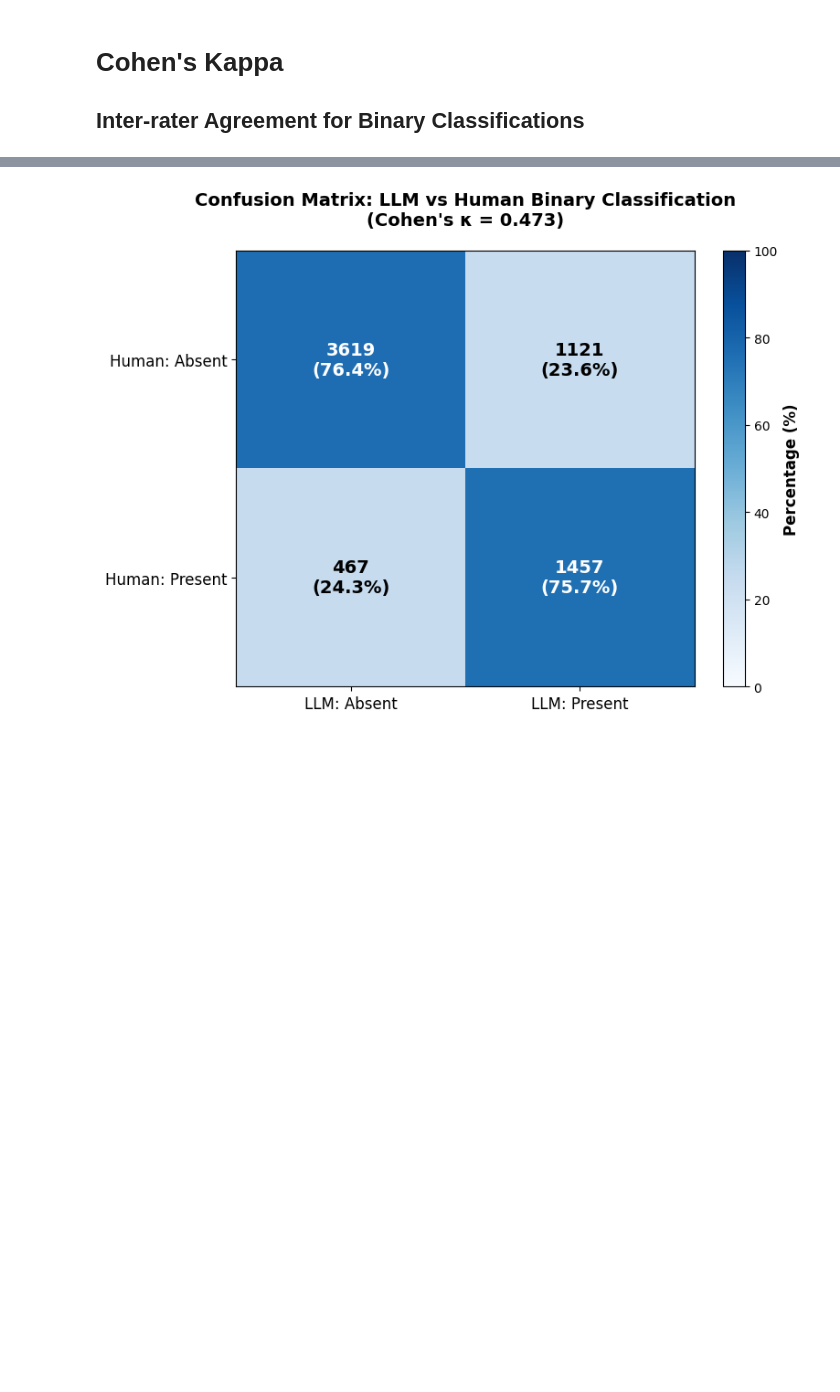
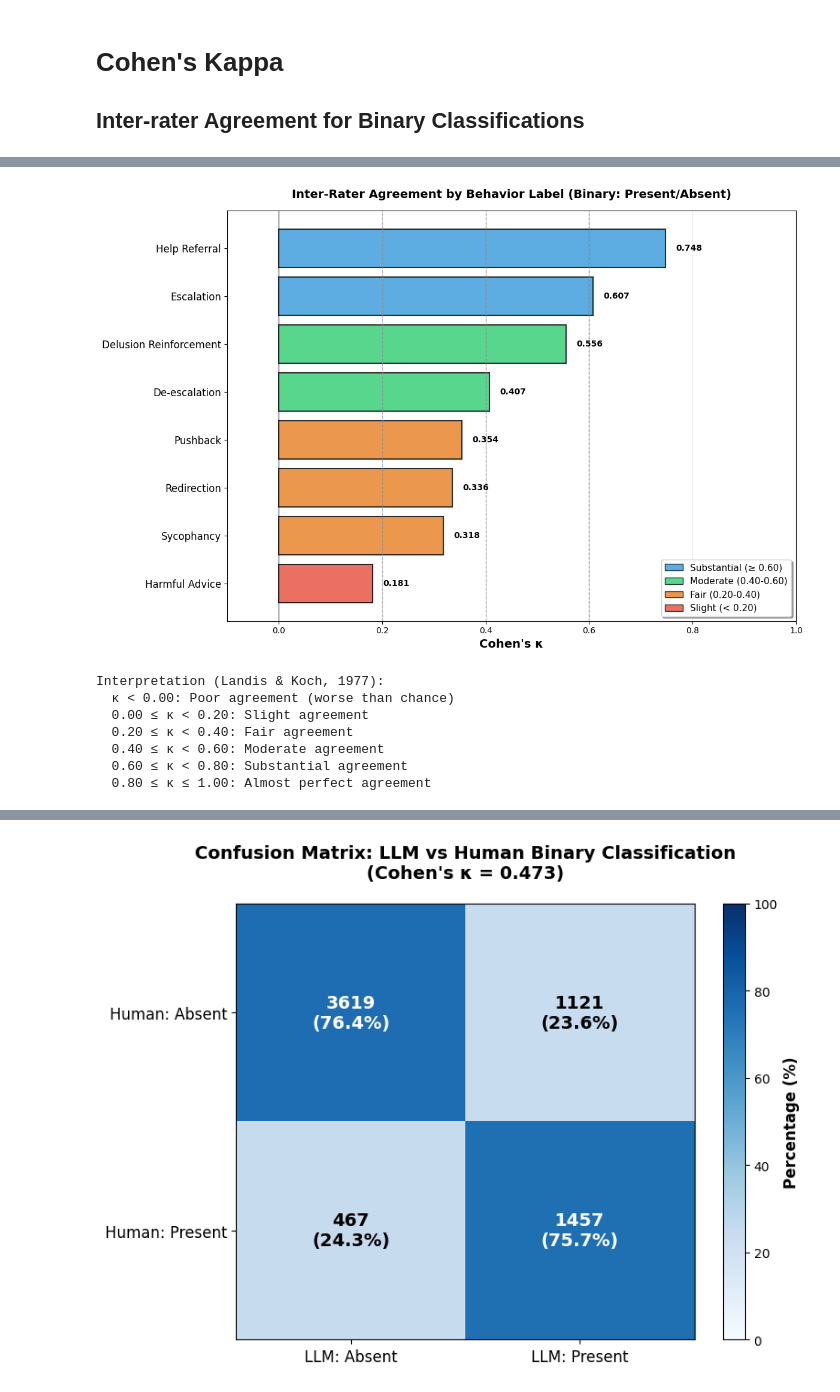
Before and after one commit to peterkirgis/spiral-bench, a Jupyter notebook: analysis/llm_human_reliability.ipynb, the cells around one changed output, grey strips where cells are left out. Drawn from its saved outputs; the diff is of its cells as text; code cells hidden in the pictures; blank space fills up the shorter version.

```diff
--- a/analysis/llm_human_reliability.ipynb
+++ b/analysis/llm_human_reliability.ipynb
@@ -600,6 +667,77 @@ Human Present        467     |   1457
 Interpretation:
   0.40 ≤ κ < 0.60: Moderate agreement
 ============================================================
+# %%
+# Visualize Cohen's Kappa by label
+fig, ax = plt.subplots(figsize=(12, 8))
+
+# Sort by kappa for consistent ordering
+kappa_label_sorted = kappa_label_df.sort_values('kappa', ascending=True)
+
+# Color code based on kappa interpretation
+# κ < 0.20: Slight, 0.20-0.40: Fair, 0.40-0.60: Moderate, 0.60-0.80: Substantial, ≥ 0.80: Almost Perfect
+colors_kappa = []
+for k in kappa_label_sorted['kappa']:
+    if k >= 0.60:
+        colors_kappa.append('#3498db')  # Blue - Substantial
+    elif k >= 0.40:
+        colors_kappa.append('#2ecc71')  # Green - Moderate
+    elif k >= 0.20:
+        colors_kappa.append('#e67e22')  # Orange - Fair
+    else:
+        colors_kappa.append('#e74c3c')  # Red - Slight
+
+bars = ax.barh(range(len(kappa_label_sorted)), kappa_label_sorted['kappa'],
+               color=colors_kappa, alpha=0.8, edgecolor='black', linewidth=1.5)
+
+ax.set_yticks(range(len(kappa_label_sorted)))
+ax.set_yticklabels(kappa_label_sorted['label'], fontsize=12)
+ax.set_xlabel("Cohen's κ", fontsize=14, fontweight='bold')
+ax.set_title("Inter-Rater Agreement by Behavior Label (Binary: Present/Absent)",
+             fontsize=14, fontweight='bold', pad=15)
+
+# Add reference lines for interpretation thresholds
+ax.axvline(x=0, color='black', linestyle='-', linewidth=0.8)
+ax.axvline(x=0.20, color='gray', linestyle='--', linewidth=1, alpha=0.5)
+ax.axvline(x=0.40, color='gray', linestyle='--', linewidth=1, alpha=0.7)
+ax.axvline(x=0.60, color='gray', linestyle='--', linewidth=1, alpha=0.9)
+ax.set_xlim(-0.1, 1.0)
+ax.grid(True, alpha=0.3, axis='x')
+
+# Add value labels on bars
+for i, (idx, row) in enumerate(kappa_label_sorted.iterrows()):
+    ax.text(row['kappa'] + 0.02, i, f"{row['kappa']:.3f}",
+            va='center', fontsize=10, fontweight='bold')
+
+# Add color legend
+from matplotlib.patches import Patch
+legend_elements = [
+    Patch(facecolor='#3498db', alpha=0.8, edgecolor='black', label='Substantial (≥ 0.60)'),
+    Patch(facecolor='#2ecc71', alpha=0.8, edgecolor='black', label='Moderate (0.40-0.60)'),
+    Patch(facecolor='#e67e22', alpha=0.8, edgecolor='black', label='Fair (0.20-0.40)'),
+    Patch(facecolor='#e74c3c', alpha=0.8, edgecolor='black', label='Slight (< 0.20)')
+]
+ax.legend(handles=legend_elements, loc='lower right', fontsize=11, frameon=True, fancybox=True, shadow=True)
+
+plt.tight_layout()
+plt.show()
+
+print("\nInterpretation (Landis & Koch, 1977):")
+print("  κ < 0.00: Poor agreement (worse than chance)")
+print("  0.00 ≤ κ < 0.20: Slight agreement")
+print("  0.20 ≤ κ < 0.40: Fair agreement")
+print("  0.40 ≤ κ < 0.60: Moderate agreement")
+print("  0.60 ≤ κ < 0.80: Substantial agreement")
+print("  0.80 ≤ κ ≤ 1.00: Almost perfect agreement")
+# %% [output]
+[figure, added]
+Interpretation (Landis & Koch, 1977):
+  κ < 0.00: Poor agreement (worse than chance)
+  0.00 ≤ κ < 0.20: Slight agreement
+  0.20 ≤ κ < 0.40: Fair agreement
+  0.40 ≤ κ < 0.60: Moderate agreement
+  0.60 ≤ κ < 0.80: Substantial agreement
+  0.80 ≤ κ ≤ 1.00: Almost perfect agreement
 # %%
 # Cohen's Kappa by behavior label
 print("\n" + "="*60)
```
Also changed, not shown: parts of 5 cells of this notebook, 7 other files.
